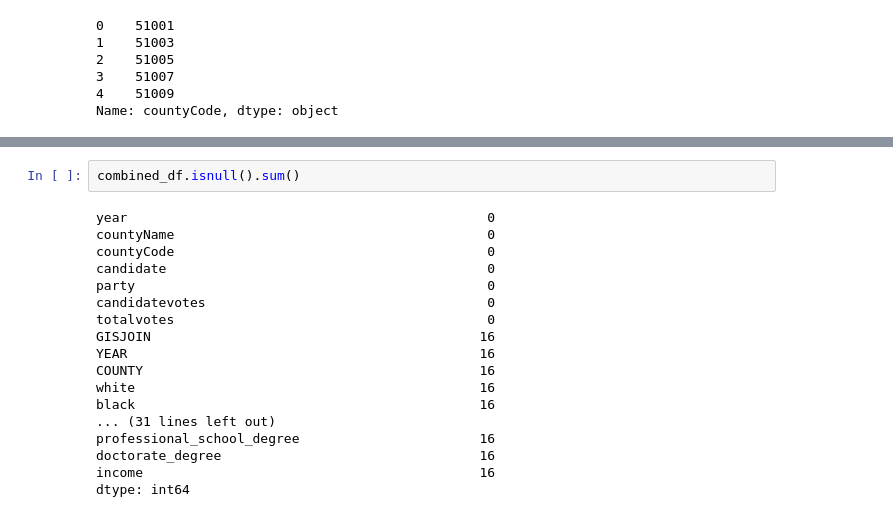
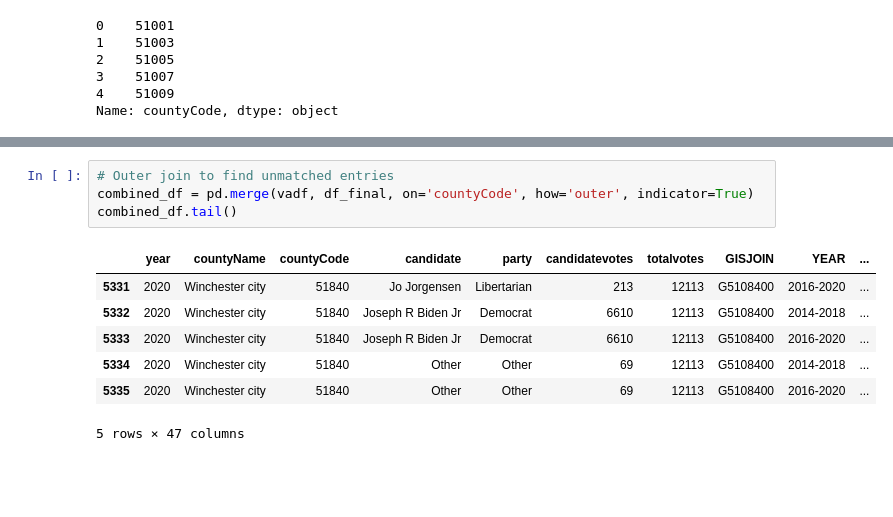
Before and after one commit to kelseymatsik/project_voting, a Jupyter notebook: voting_model_building_tori.ipynb, the cells around one changed output, grey strips where cells are left out. Cells and saved outputs as stored; diff of their text form; blank space fills up the shorter version.

```diff
--- a/voting_model_building_tori.ipynb
+++ b/voting_model_building_tori.ipynb
@@ -272,20 +260,12 @@ combined_df.head()
-# %%
-combined_df.isnull().sum()
-# %% [output]
-year                                              0
-countyName                                        0
-countyCode                                        0
-candidate                                         0
-party                                             0
-candidatevotes                                    0
-totalvotes                                        0
-GISJOIN                                          16
-YEAR                                             16
-COUNTY                                           16
-white                                            16
-black                                            16
-... (31 lines left out)
-professional_school_degree                       16
-doctorate_degree                                 16
-income                                           16
-dtype: int64
+# %%
+# Outer join to find unmatched entries
+combined_df = pd.merge(vadf, df_final, on='countyCode', how='outer', indicator=True)
+combined_df.tail()
+# %% [output]
+|  | year | countyName | countyCode | candidate | party | candidatevotes | totalvotes | GISJOIN | YEAR | ... |
+| 5331 | 2020 | Winchester city | 51840 | Jo Jorgensen | Libertarian | 213 | 12113 | G5108400 | 2016-2020 | ... |
+| 5332 | 2020 | Winchester city | 51840 | Joseph R Biden Jr | Democrat | 6610 | 12113 | G5108400 | 2014-2018 | ... |
+| 5333 | 2020 | Winchester city | 51840 | Joseph R Biden Jr | Democrat | 6610 | 12113 | G5108400 | 2016-2020 | ... |
+| 5334 | 2020 | Winchester city | 51840 | Other | Other | 69 | 12113 | G5108400 | 2014-2018 | ... |
+| 5335 | 2020 | Winchester city | 51840 | Other | Other | 69 | 12113 | G5108400 | 2016-2020 | ... |
+5 rows × 47 columns
```
Also changed, not shown: parts of 6 cells of this notebook.
